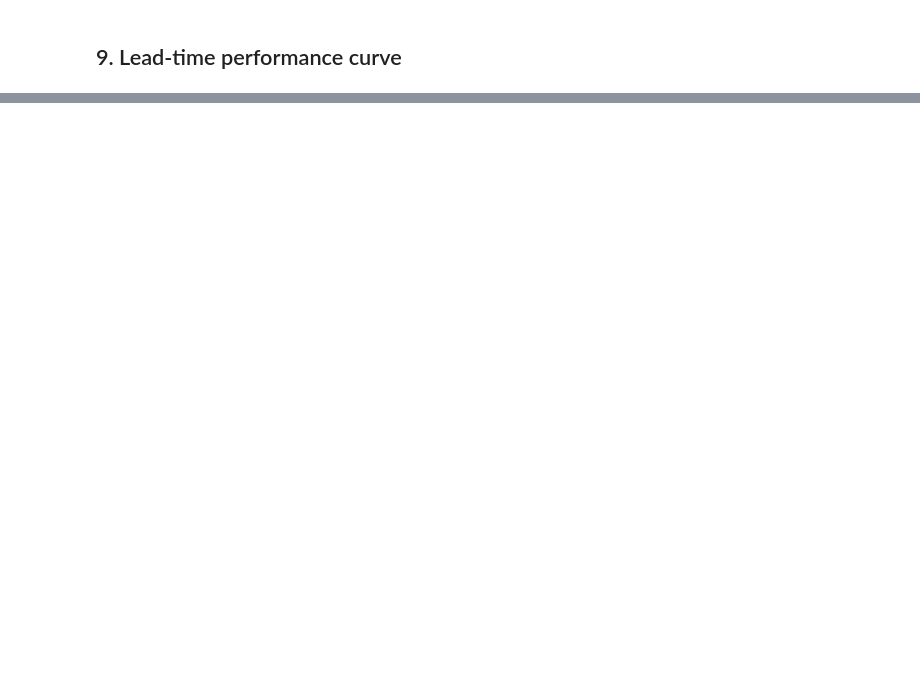
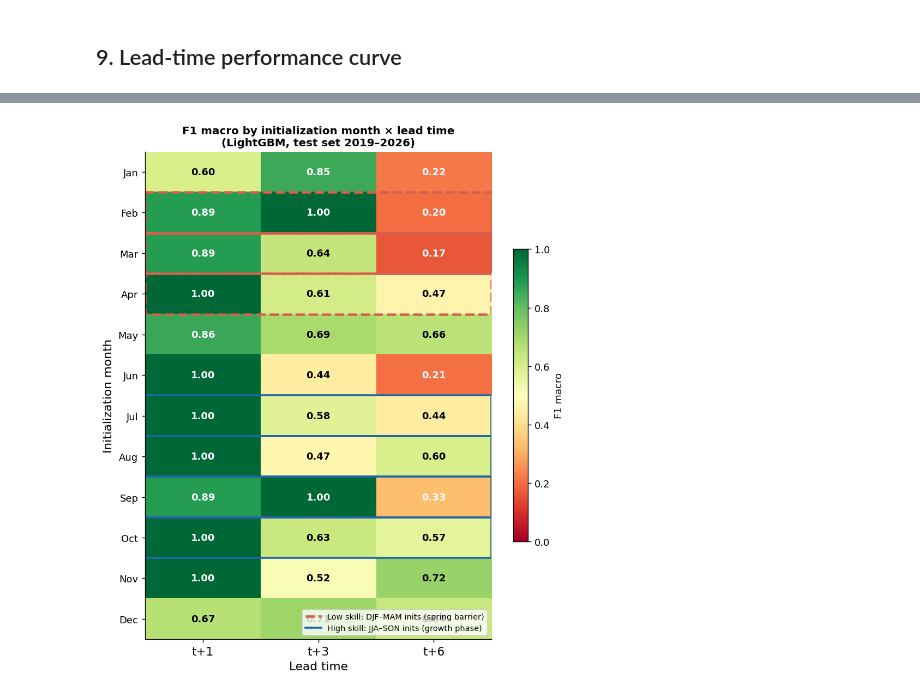
Before and after one commit to ferariz/enso-forecast, a Jupyter notebook: notebooks/research/enso_starter_local.ipynb, the cells around one changed output, grey strips where cells are left out. Saved outputs shown, nothing was run; the diff lists cells and outputs as text; code cells hidden in the pictures; blank space fills up the shorter version.

```diff
--- a/notebooks/research/enso_starter_local.ipynb
+++ b/notebooks/research/enso_starter_local.ipynb
@@ -549,0 +586,91 @@ enso_t6        0.419    0.608     0.517
+# %%
+import calendar
+
+# ── F1 by initialization month — heatmap across all lead times ───────────────
+if not lgb_results:
+    print('Run section 7 (LightGBM) first')
+else:
+    from sklearn.metrics import f1_score
+
+    MONTH_NAMES = [calendar.month_abbr[m] for m in range(1, 13)]
+    LEAD_TIMES  = ['t+1', 't+3', 't+6']
+    TARGET_MAP  = {'t+1': 'enso_t1', 't+3': 'enso_t3', 't+6': 'enso_t6'}
+    MODEL_MAP   = {'t+1': lgb_models.get('enso_t1'),
+                   't+3': lgb_models.get('enso_t3'),
+                   't+6': lgb_models.get('enso_t6')}
+
+    heatmap_data = np.full((12, 3), np.nan)
+
+    for j, lt in enumerate(LEAD_TIMES):
+        target = TARGET_MAP[lt]
+        model  = MODEL_MAP[lt]
+        if model is None:
+            continue
+        X_te, y_te = prepare(test, FEATURE_COLS, target)
+        y_pred     = le.inverse_transform(model.predict(X_te))
+
+        for i, month in enumerate(range(1, 13)):
+            mask = X_te.index.month == month
+            if mask.sum() < 3:
+                continue
+            f1 = f1_score(
+                y_te[mask], y_pred[mask],
+                average='macro', zero_division=0,
+                labels=LABEL_ORDER
+            )
+            heatmap_data[i, j] = f1
+
+    # ── Plot heatmap ──────────────────────────────────────────────────────────
+    fig, ax = plt.subplots(figsize=(7, 8))
+
+    im = ax.imshow(heatmap_data, cmap='RdYlGn', vmin=0.0, vmax=1.0,
+                   aspect='auto', interpolation='nearest')
+
+    # Annotate cells with F1 value
+    for i in range(12):
+        for j in range(3):
+            val = heatmap_data[i, j]
+            if not np.isnan(val):
+                color = 'white' if val < 0.35 or val > 0.80 else 'black'
+                ax.text(j, i, f'{val:.2f}', ha='center', va='center',
+                        fontsize=10, fontweight='bold', color=color)
+
+    # Highlight spring months (low-skill initialization)
+    for i in [1, 2, 3]:  # Feb, Mar, Apr (0-indexed)
+        ax.add_patch(plt.Rectangle((-0.5, i-0.5), 3, 1,
+                     fill=False, edgecolor='#d6604d', lw=2.5, linestyle='--'))
+
+    # Highlight growth phase (high-skill initialization)
+    for i in [6, 7, 8, 9]:  # Jul, Aug, Sep, Oct (0-indexed)
+        ax.add_patch(plt.Rectangle((-0.5, i-0.5), 3, 1,
+                     fill=False, edgecolor='#2166ac', lw=2, linestyle='-'))
+
+    ax.set_xticks(range(3))
+    ax.set_xticklabels(LEAD_TIMES, fontsize=12)
+    ax.set_yticks(range(12))
+    ax.set_yticklabels(MONTH_NAMES, fontsize=10)
+    ax.set_xlabel('Lead time', fontsize=12)
+    ax.set_ylabel('Initialization month', fontsize=12)
+    ax.set_title('F1 macro by initialization month × lead time\n(LightGBM, test set 2019–2026)',
+                 fontsize=11, fontweight='bold')
+
+    plt.colorbar(im, ax=ax, label='F1 macro', shrink=0.6)
+
+    # Legend
+    from matplotlib.patches import Patch
+    ax.legend(handles=[
+        plt.Line2D([0],[0], color='#d6604d', lw=2.5, linestyle='--',
+                   label='Low skill: DJF–MAM inits (spring barrier)'),
+        plt.Line2D([0],[0], color='#2166ac', lw=2,
+                   label='High skill: JJA–SON inits (growth phase)'),
+    ], loc='lower right', fontsize=8, frameon=True)
+
+    plt.tight_layout()
+    plt.show()
+
+    print('Red dashed = spring barrier zone (low skill)')
+    print('Blue solid  = post-barrier growth phase (high skill, high impact)')
+    print(f'\nWorst init month at t+6: Feb (F1={heatmap_data[1,2]:.2f})')
+    print(f'Best  init month at t+6: Aug (F1={heatmap_data[7,2]:.2f})')
+# %% [output]
+[figure, added]
```
Also changed, not shown: parts of 12 cells of this notebook, 1 other file.
